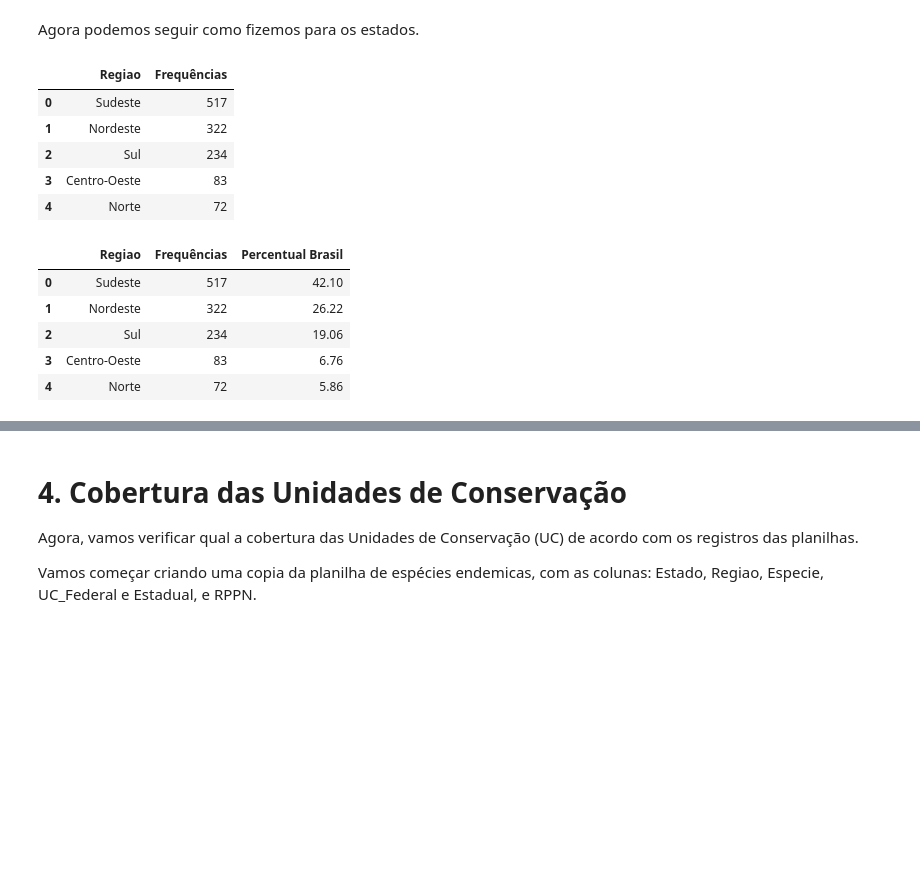
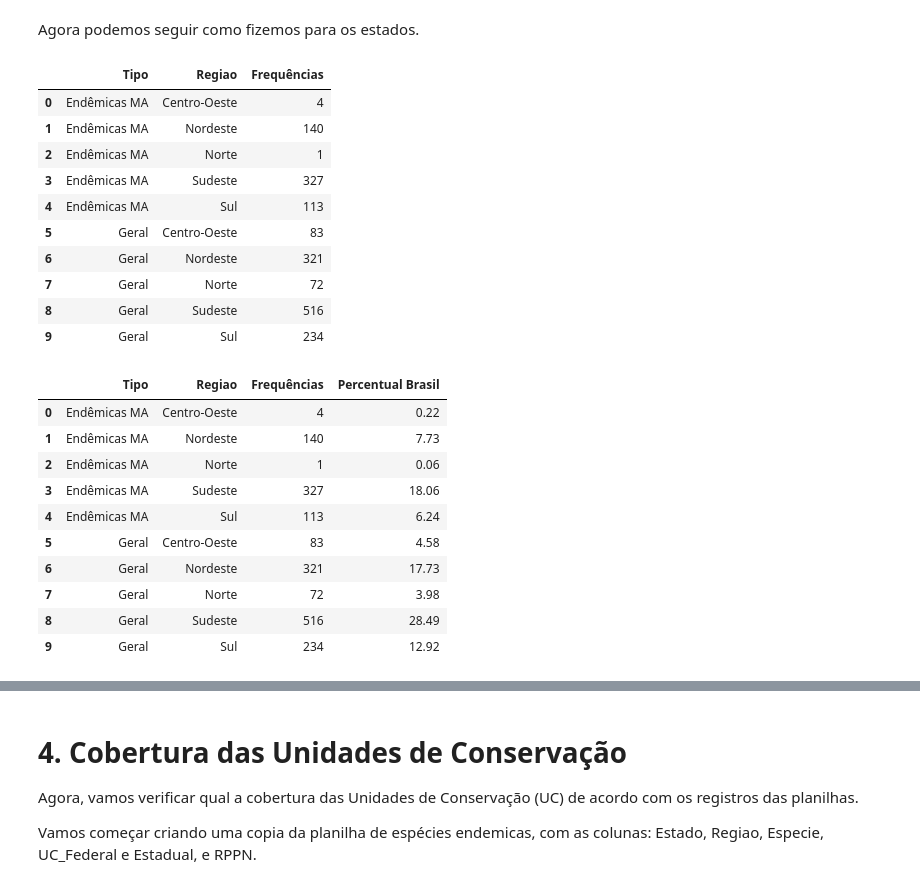
Before and after one commit to Carrascofs/analise-biodiversidade-mata-atlantica, a Jupyter notebook: notebooks/01_limpeza_e_exploracao.ipynb, the cells around one changed output, grey strips where cells are left out. Cells and saved outputs as stored; diff of their text form; code cells hidden in the pictures; blank space fills up the shorter version.

```diff
--- a/notebooks/01_limpeza_e_exploracao.ipynb
+++ b/notebooks/01_limpeza_e_exploracao.ipynb
@@ -751,6 +861,10 @@ Text(0, 0.5, 'Estado')
 Agora vamos fazer uma análise por região geográficas. E vamos repetir os mesmos passos que fizermos para os estados. Mas antes vamos verificar como está nossa planilha para saber como separar os valores.
 # %%
 #criamos uma copia da planilha de espécies endemicas e filtradas para explodir os estados
-regioes_explod = df_endem_filtr['Regiao'].copy().to_frame()
+regioes_explod = df_endem_filtr[['Especie','Regiao']].copy()
+regioes_explod['Tipo'] = 'Geral'
 
-regioes_explod
+regioes_explod_MA = df_MA_endem_filtr[['Especie','Regiao']].copy()
+regioes_explod_MA['Tipo'] = 'Endêmicas MA'
+
+df_comparativo_regioes= pd.concat([regioes_explod, regioes_explod_MA])
@@ -771,6 +871,10 @@ regioes_explod
 # %% [markdown]
 Como existem esses "|" antes e depois dos nomes, temos que tirar isso, se não teremos muitos valores vazios.
 # %%
-regioes_explod['Regiao'] = regioes_explod['Regiao'].str.strip('|')
-regioes_explod
+df_comparativo_regioes['Regiao'] = df_comparativo_regioes['Regiao'].str.strip('|')
+df_comparativo_regioes['Regiao'] = df_comparativo_regioes['Regiao'].str.split('|')
+df_comparativo_regioes = df_comparativo_regioes.explode('Regiao')
+df_comparativo_regioes['Regiao'] = df_comparativo_regioes['Regiao'].str.strip()
+
+df_comparativo_regioes
 # %% [output]
@@ -791,38 +895,40 @@ regioes_explod
 Agora podemos seguir como fizemos para os estados.
 # %%
 # Removemos Nan e vazios de processar
-regioes_explod = regioes_explod[regioes_explod['Regiao'].notna()]  # Remove NaN
-regioes_explod = regioes_explod[regioes_explod['Regiao'] != '']    # Remove vazios
+df_comparativo_regioes = df_comparativo_regioes[df_comparativo_regioes['Regiao'].notna()]  # Remove NaN
+df_comparativo_regioes = df_comparativo_regioes[df_comparativo_regioes['Regiao'] != '']    # Remove vazios
 
-# Explodimos as regiões, mas agora separados por | em linhas diferentes
-regioes_explod['Regiao'] = regioes_explod['Regiao'].str.split('\|')
-regioes_explod = regioes_explod.explode('Regiao')
-regioes_explod['Regiao'] = regioes_explod['Regiao'].str.strip()
-
-# E por fim, criamos a nova planilha com as frequências dos estados explodidos
-regioes_filtr = regioes_explod['Regiao'].value_counts().to_frame("Frequências")
-regioes_filtr['Regiao'] = regioes_filtr.index
-regioes_filtr = regioes_filtr.reset_index(drop=True)
-regioes_filtr = regioes_filtr[['Regiao', 'Frequências']]
+# geramos as tabelas com os valores de frequência
+regioes_filtr = df_comparativo_regioes.groupby(['Tipo', 'Regiao'])['Especie'].nunique().reset_index(name='Frequências')
 regioes_filtr
 # %% [output]
-|  | Regiao | Frequências |
-| 0 | Sudeste | 517 |
-| 1 | Nordeste | 322 |
-| 2 | Sul | 234 |
-| 3 | Centro-Oeste | 83 |
-| 4 | Norte | 72 |
+|  | Tipo | Regiao | Frequências |
+| 0 | Endêmicas MA | Centro-Oeste | 4 |
+| 1 | Endêmicas MA | Nordeste | 140 |
+| 2 | Endêmicas MA | Norte | 1 |
+| 3 | Endêmicas MA | Sudeste | 327 |
+| 4 | Endêmicas MA | Sul | 113 |
+| 5 | Geral | Centro-Oeste | 83 |
+| 6 | Geral | Nordeste | 321 |
+| 7 | Geral | Norte | 72 |
+| 8 | Geral | Sudeste | 516 |
+| 9 | Geral | Sul | 234 |
 # %%
 # Em seguida adicionamos uma nova coluna com o percentual relativo ao Brasil todo.
 # Então separamos somente as cinco regiões com maores valores
 
 regioes_filtr["Percentual Brasil"] = ((regioes_filtr["Frequências"] / regioes_filtr["Frequências"].sum()) * 100).round(2)
-regioes_top = regioes_filtr.head(5)
+regioes_top = regioes_filtr
 regioes_top
 # %% [output]
-|  | Regiao | Frequências | Percentual Brasil |
-| 0 | Sudeste | 517 | 42.10 |
-| 1 | Nordeste | 322 | 26.22 |
-| 2 | Sul | 234 | 19.06 |
-| 3 | Centro-Oeste | 83 | 6.76 |
-| 4 | Norte | 72 | 5.86 |
+|  | Tipo | Regiao | Frequências | Percentual Brasil |
+| 0 | Endêmicas MA | Centro-Oeste | 4 | 0.22 |
+| 1 | Endêmicas MA | Nordeste | 140 | 7.73 |
+| 2 | Endêmicas MA | Norte | 1 | 0.06 |
+| 3 | Endêmicas MA | Sudeste | 327 | 18.06 |
+| 4 | Endêmicas MA | Sul | 113 | 6.24 |
+| 5 | Geral | Centro-Oeste | 83 | 4.58 |
+| 6 | Geral | Nordeste | 321 | 17.73 |
+| 7 | Geral | Norte | 72 | 3.98 |
+| 8 | Geral | Sudeste | 516 | 28.49 |
+| 9 | Geral | Sul | 234 | 12.92 |
```
Also changed, not shown: parts of 12 cells of this notebook.
